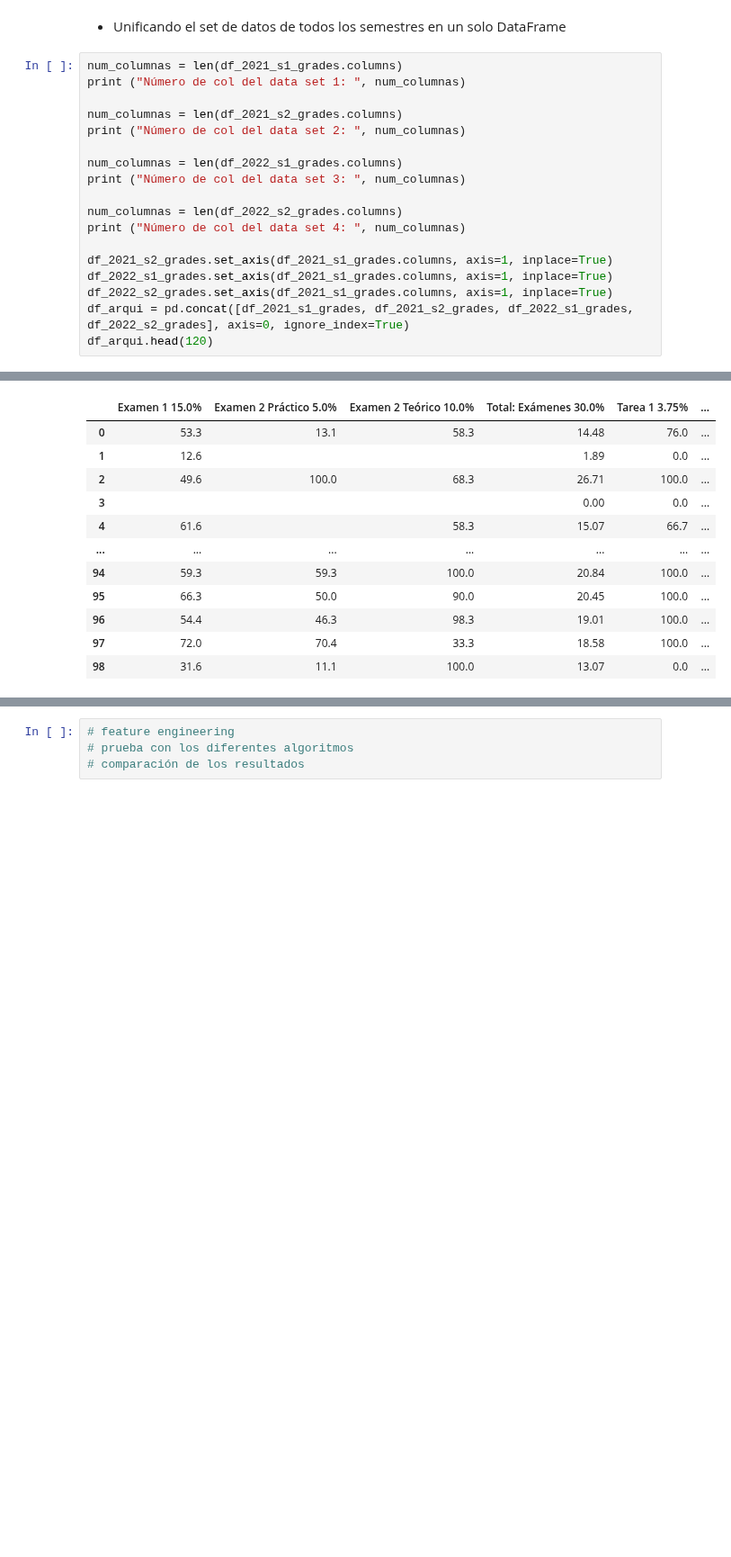
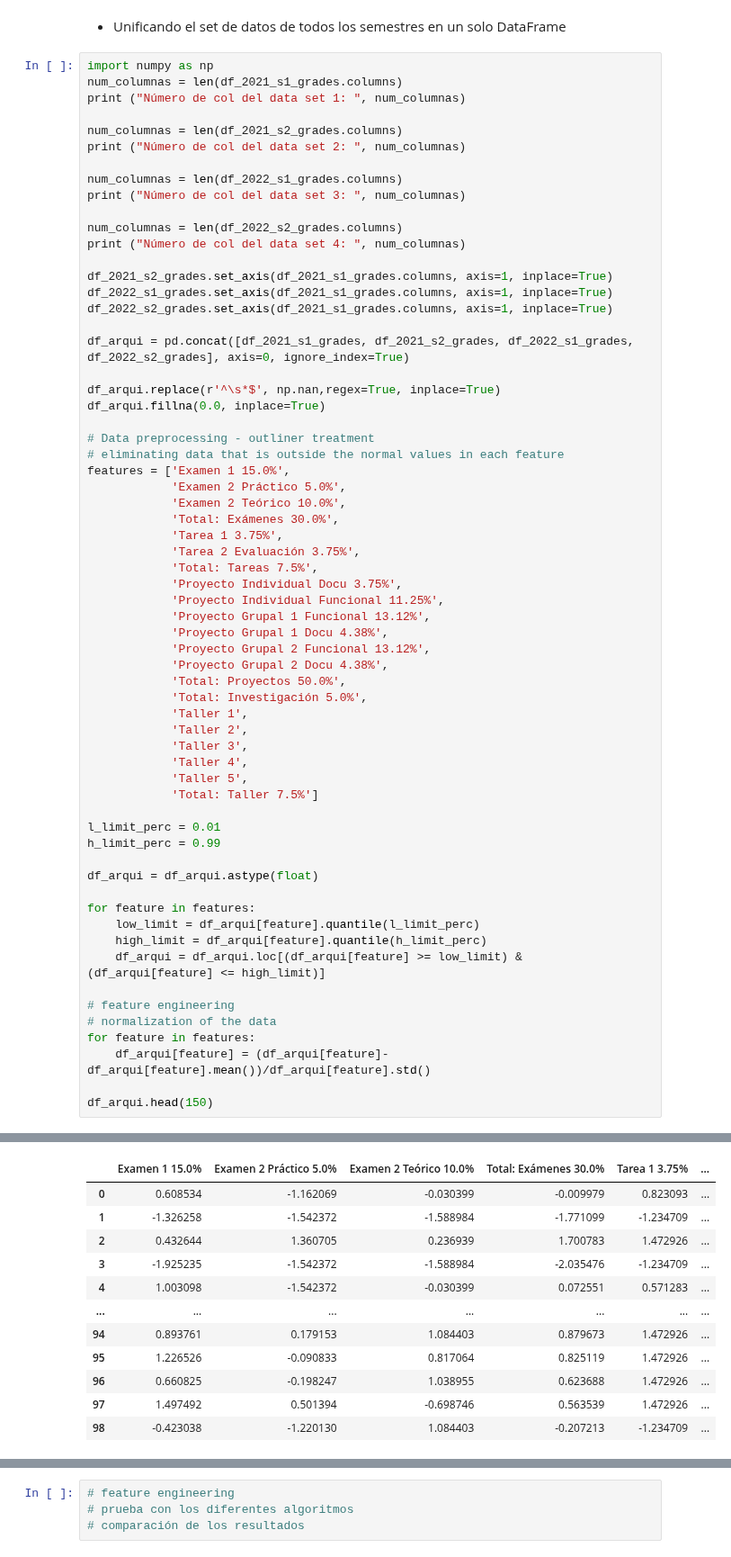
Before and after one commit to JoseDavidSS/Patrones.Project1, a Jupyter notebook: architecture-test.ipynb, the cells around one changed output, grey strips where cells are left out. Shown at 90% size. Saved outputs shown, nothing was run; the diff lists cells and outputs as text; blank space fills up the shorter version.

Commit message:
Data preprocessing and normalization

```diff
--- a/architecture-test.ipynb
+++ b/architecture-test.ipynb
@@ -460,37 +436,82 @@ dtype: int64
 # %% [markdown]
 * Unificando el set de datos de todos los semestres en un solo DataFrame
 # %%
+import numpy as np
 num_columnas = len(df_2021_s1_grades.columns)
 print ("Número de col del data set 1: ", num_columnas)
 
 num_columnas = len(df_2021_s2_grades.columns)
 print ("Número de col del data set 2: ", num_columnas)
 
 num_columnas = len(df_2022_s1_grades.columns)
 print ("Número de col del data set 3: ", num_columnas)
 
 num_columnas = len(df_2022_s2_grades.columns)
 print ("Número de col del data set 4: ", num_columnas)
 
 df_2021_s2_grades.set_axis(df_2021_s1_grades.columns, axis=1, inplace=True)
 df_2022_s1_grades.set_axis(df_2021_s1_grades.columns, axis=1, inplace=True)
 df_2022_s2_grades.set_axis(df_2021_s1_grades.columns, axis=1, inplace=True)
+
 df_arqui = pd.concat([df_2021_s1_grades, df_2021_s2_grades, df_2022_s1_grades, df_2022_s2_grades], axis=0, ignore_index=True)
-df_arqui.head(120)
+
+df_arqui.replace(r'^\s*$', np.nan,regex=True, inplace=True)
+df_arqui.fillna(0.0, inplace=True)
+
+# Data preprocessing - outliner treatment
+# eliminating data that is outside the normal values in each feature
+features = ['Examen 1 15.0%',
+            'Examen 2 Práctico 5.0%',
+            'Examen 2 Teórico 10.0%',
+            'Total: Exámenes 30.0%',
+            'Tarea 1 3.75%',
+            'Tarea 2 Evaluación 3.75%',
+            'Total: Tareas 7.5%',
+            'Proyecto Individual Docu 3.75%',
+            'Proyecto Individual Funcional 11.25%',
+            'Proyecto Grupal 1 Funcional 13.12%',
+            'Proyecto Grupal 1 Docu 4.38%',
+            'Proyecto Grupal 2 Funcional 13.12%',
+            'Proyecto Grupal 2 Docu 4.38%',
+            'Total: Proyectos 50.0%',
+            'Total: Investigación 5.0%',
+            'Taller 1',
+            'Taller 2',
+            'Taller 3',
+            'Taller 4',
+            'Taller 5',
+            'Total: Taller 7.5%']
+
+l_limit_perc = 0.01
+h_limit_perc = 0.99
+
+df_arqui = df_arqui.astype(float)
+
+for feature in features:
+    low_limit = df_arqui[feature].quantile(l_limit_perc)
+    high_limit = df_arqui[feature].quantile(h_limit_perc)
+    df_arqui = df_arqui.loc[(df_arqui[feature] >= low_limit) & (df_arqui[feature] <= high_limit)]
+
+# feature engineering
+# normalization of the data
+for feature in features:
+    df_arqui[feature] = (df_arqui[feature]-df_arqui[feature].mean())/df_arqui[feature].std()
+
+df_arqui.head(150)
 # %% [output]
 Número de col del data set 1:  23
 Número de col del data set 2:  23
 Número de col del data set 3:  23
 Número de col del data set 4:  23
 |  | Examen 1 15.0% | Examen 2 Práctico 5.0% | Examen 2 Teórico 10.0% | Total: Exámenes 30.0% | Tarea 1 3.75% | ... |
-| 0 | 53.3 | 13.1 | 58.3 | 14.48 | 76.0 | ... |
-| 1 | 12.6 |  |  | 1.89 | 0.0 | ... |
-| 2 | 49.6 | 100.0 | 68.3 | 26.71 | 100.0 | ... |
-| 3 |  |  |  | 0.00 | 0.0 | ... |
-| 4 | 61.6 |  | 58.3 | 15.07 | 66.7 | ... |
+| 0 | 0.608534 | -1.162069 | -0.030399 | -0.009979 | 0.823093 | ... |
+| 1 | -1.326258 | -1.542372 | -1.588984 | -1.771099 | -1.234709 | ... |
+| 2 | 0.432644 | 1.360705 | 0.236939 | 1.700783 | 1.472926 | ... |
+| 3 | -1.925235 | -1.542372 | -1.588984 | -2.035476 | -1.234709 | ... |
+| 4 | 1.003098 | -1.542372 | -0.030399 | 0.072551 | 0.571283 | ... |
 | ... | ... | ... | ... | ... | ... | ... |
-| 94 | 59.3 | 59.3 | 100.0 | 20.84 | 100.0 | ... |
-| 95 | 66.3 | 50.0 | 90.0 | 20.45 | 100.0 | ... |
-| 96 | 54.4 | 46.3 | 98.3 | 19.01 | 100.0 | ... |
-| 97 | 72.0 | 70.4 | 33.3 | 18.58 | 100.0 | ... |
-| 98 | 31.6 | 11.1 | 100.0 | 13.07 | 0.0 | ... |
+| 94 | 0.893761 | 0.179153 | 1.084403 | 0.879673 | 1.472926 | ... |
+| 95 | 1.226526 | -0.090833 | 0.817064 | 0.825119 | 1.472926 | ... |
+| 96 | 0.660825 | -0.198247 | 1.038955 | 0.623688 | 1.472926 | ... |
+| 97 | 1.497492 | 0.501394 | -0.698746 | 0.563539 | 1.472926 | ... |
+| 98 | -0.423038 | -1.220130 | 1.084403 | -0.207213 | -1.234709 | ... |
```
Also changed, not shown: parts of 5 cells of this notebook.
